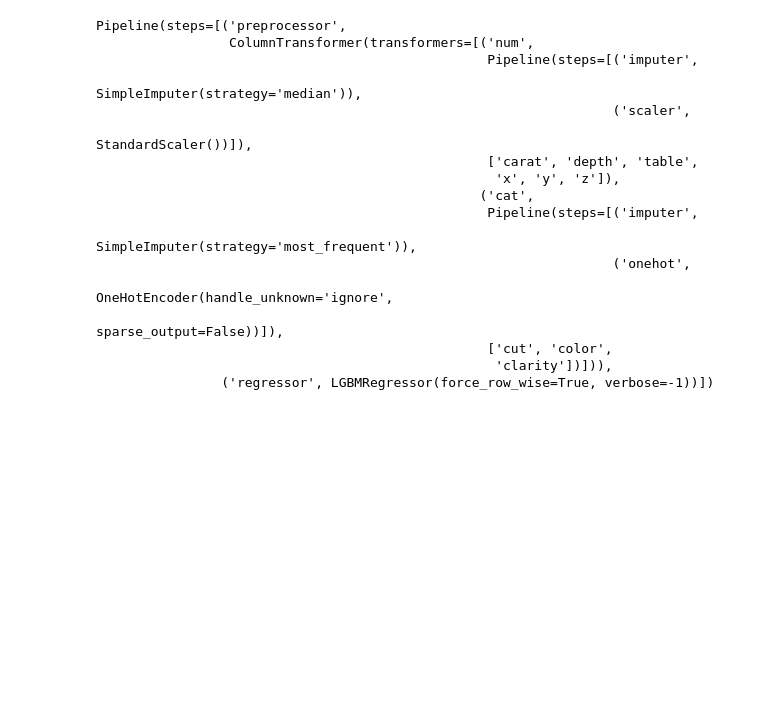
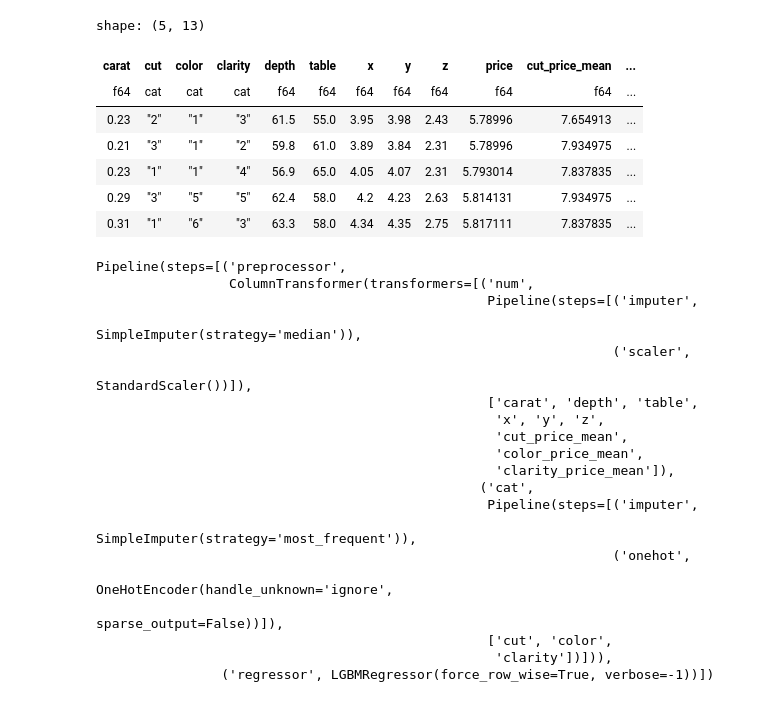
Before and after one commit to davidgasquez/datathon-kit, a Jupyter notebook: notebooks/sandbox.ipynb, the cells around one changed output. Cells and saved outputs as stored; diff of their text form; code cells hidden in the pictures; blank space fills up the shorter version.

```diff
--- a/notebooks/sandbox.ipynb
+++ b/notebooks/sandbox.ipynb
@@ -45,17 +40,39 @@ shape: (53_940, 11)
+# %%
+import polars.selectors as cs
+
+from src.features import target_encoding
+
+for col in train_df.select(cs.categorical()).columns:
+    train_df = target_encoding(train_df, "price", col, alpha=0.1, stats=["mean"])
+
+train_df.head()
+# %% [output]
+shape: (5, 13)
+| carat | cut | color | clarity | depth | table | x | y | z | price | cut_price_mean | ... |
+| f64 | cat | cat | cat | f64 | f64 | f64 | f64 | f64 | f64 | f64 | ... |
+| 0.23 | "2" | "1" | "3" | 61.5 | 55.0 | 3.95 | 3.98 | 2.43 | 5.78996 | 7.654913 | ... |
+| 0.21 | "3" | "1" | "2" | 59.8 | 61.0 | 3.89 | 3.84 | 2.31 | 5.78996 | 7.934975 | ... |
+| 0.23 | "1" | "1" | "4" | 56.9 | 65.0 | 4.05 | 4.07 | 2.31 | 5.793014 | 7.837835 | ... |
+| 0.29 | "3" | "5" | "5" | 62.4 | 58.0 | 4.2 | 4.23 | 2.63 | 5.814131 | 7.934975 | ... |
+| 0.31 | "1" | "6" | "3" | 63.3 | 58.0 | 4.34 | 4.35 | 2.75 | 5.817111 | 7.837835 | ... |
 # %%
 from lightgbm import LGBMRegressor
 from sklearn.compose import ColumnTransformer
+from sklearn.discriminant_analysis import StandardScaler
 from sklearn.impute import SimpleImputer
 from sklearn.pipeline import Pipeline
-from sklearn.preprocessing import OneHotEncoder, StandardScaler
+from sklearn.preprocessing import OneHotEncoder
+
+X = train_df.drop("price")
+y = train_df["price"]
 
 # Define the preprocessing for numeric and categorical features
-numeric_features = ["carat", "depth", "table", "x", "y", "z"]
+numeric_features = X.select(cs.numeric()).columns
 numeric_transformer = Pipeline(
     steps=[("imputer", SimpleImputer(strategy="median")), ("scaler", StandardScaler())]
 )
 
-categorical_features = ["cut", "color", "clarity"]
+categorical_features = X.select(cs.categorical()).columns
 categorical_transformer = Pipeline(
     steps=[
         ("imputer", SimpleImputer(strategy="most_frequent")),
@@ -79,9 +96,6 @@ pipeline = Pipeline(
     ]
 )
 
-# Fit the pipeline to the data
-X = df.drop("price")
-y = df["price"]
 pipeline.fit(X, y)
 # %% [output]
 Pipeline(steps=[('preprocessor',
@@ -91,7 +105,10 @@ Pipeline(steps=[('preprocessor',
                                                                   ('scaler',
                                                                    StandardScaler())]),
                                                   ['carat', 'depth', 'table',
-                                                   'x', 'y', 'z']),
+                                                   'x', 'y', 'z',
+                                                   'cut_price_mean',
+                                                   'color_price_mean',
+                                                   'clarity_price_mean']),
                                                  ('cat',
                                                   Pipeline(steps=[('imputer',
                                                                    SimpleImputer(strategy='most_frequent')),
```
Also changed, not shown: parts of 10 cells of this notebook, 1 other file.
